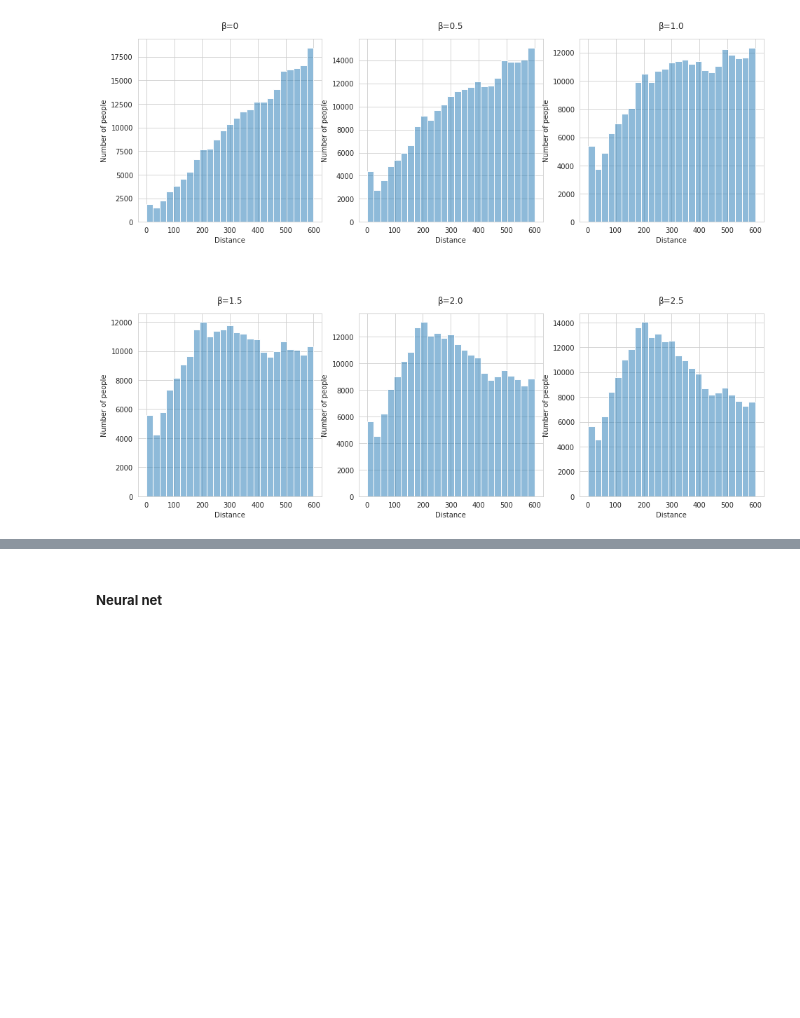
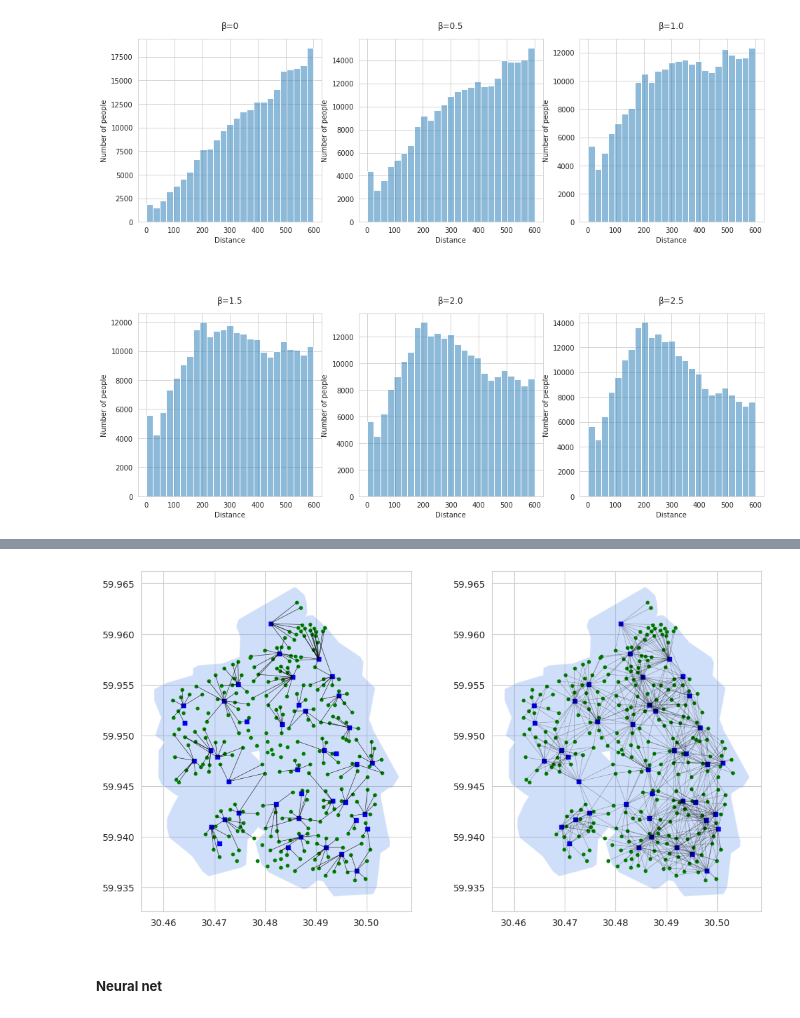
Before and after one commit to RitaMargari/urban-facilities-provision, a Jupyter notebook: main.ipynb, the cells around one changed output, grey strips where cells are left out. Cells and saved outputs as stored; diff of their text form; code cells hidden in the pictures; blank space fills up the shorter version.

```diff
--- a/main.ipynb
+++ b/main.ipynb
@@ -347 +374,44 @@ gpd.GeoDataFrame(nodes_ilp).to_file("output/graph_nodes_components.geojson", dri
+# %%
+# calculate 600 m walk isohrone
+
+limit = 600
+edge_weight = "length_meter"
+crs = 32636
+
+one_component = 4
+isochrones = []
+facilities_zone = facilities_loc[facilities_loc["component"] == one_component]
+
+for index, row in facilities_zone.iterrows():
+    point = (row["geometry"].xy[0][0], row["geometry"].xy[1][0])
+    isochrone = get_accessibility_isochrone(road_network, "walk", point[0], point[1], limit, edge_weight, crs)
+    isochrones.append(isochrone)
+
+df_isochrones = pd.concat(isochrones)
+united_isochrones = gpd.GeoDataFrame({"geometry": [df_isochrones["geometry"].to_crs(32636).unary_union], "component": [one_component]}).set_crs(32636)
+# %%
+edges_ilp_flows = edges_ilp[(edges_ilp['component'] == one_component) & (edges_ilp['flows'] > 0)]
+nodes_ilp_facilities = nodes_ilp[(nodes_ilp['component'] == one_component) & (nodes_ilp['type'] == 0)]
+nodes_ilp_houses = nodes_ilp[(nodes_ilp['component'] == one_component) & (nodes_ilp['type'] == 1)]
+
+edges_dcgm_flows = edges_dcgm[(edges_dcgm['component'] == one_component) & (edges_dcgm['flows'] > 0)]
+nodes_dcgm_facilities = nodes_dcgm[(nodes_dcgm['component'] == one_component) & (nodes_dcgm['type'] == 0)]
+nodes_dcgm_houses = nodes_ilp[(nodes_dcgm['component'] == one_component) & (nodes_dcgm['type'] == 1)]
+
+fig, (ax1, ax2) = plt.subplots(1, 2, figsize=(12,12))
+plt.subplots_adjust(wspace=0.3)
+
+united_isochrones.to_crs(4326).plot(color='cornflowerblue', alpha=0.3, ax=ax1)
+edges_ilp_flows.to_crs(4326).plot(color='black', ax=ax1, linewidth=0.5, alpha=0.8)
+nodes_ilp_houses.to_crs(4326).plot(color='green', ax=ax1, markersize=10)
+nodes_ilp_facilities.to_crs(4326).plot(color='blue', ax=ax1, marker="s", markersize=20)
+
+united_isochrones.to_crs(4326).plot(color='cornflowerblue', alpha=0.3, ax=ax2)
+edges_dcgm_flows.to_crs(4326).plot(color='black', ax=ax2, linewidth=0.5, alpha=0.3)
+nodes_dcgm_houses.to_crs(4326).plot(color='green', ax=ax2, markersize=10)
+nodes_dcgm_facilities.to_crs(4326).plot(color='blue', ax=ax2, marker="s", markersize=20)
+
+plt.show()
+# %% [output]
+[figure, added]
 # %%
```
Also changed, not shown: parts of 25 cells of this notebook, 1 other file.
